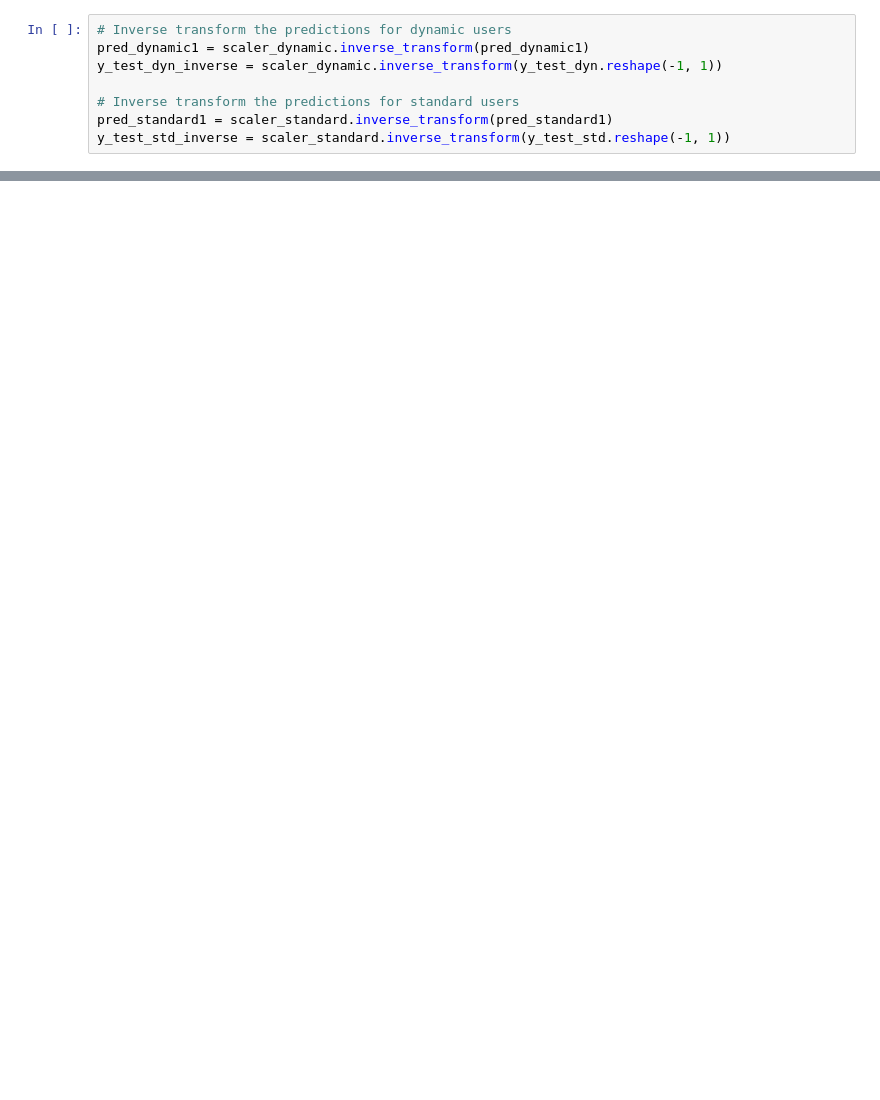
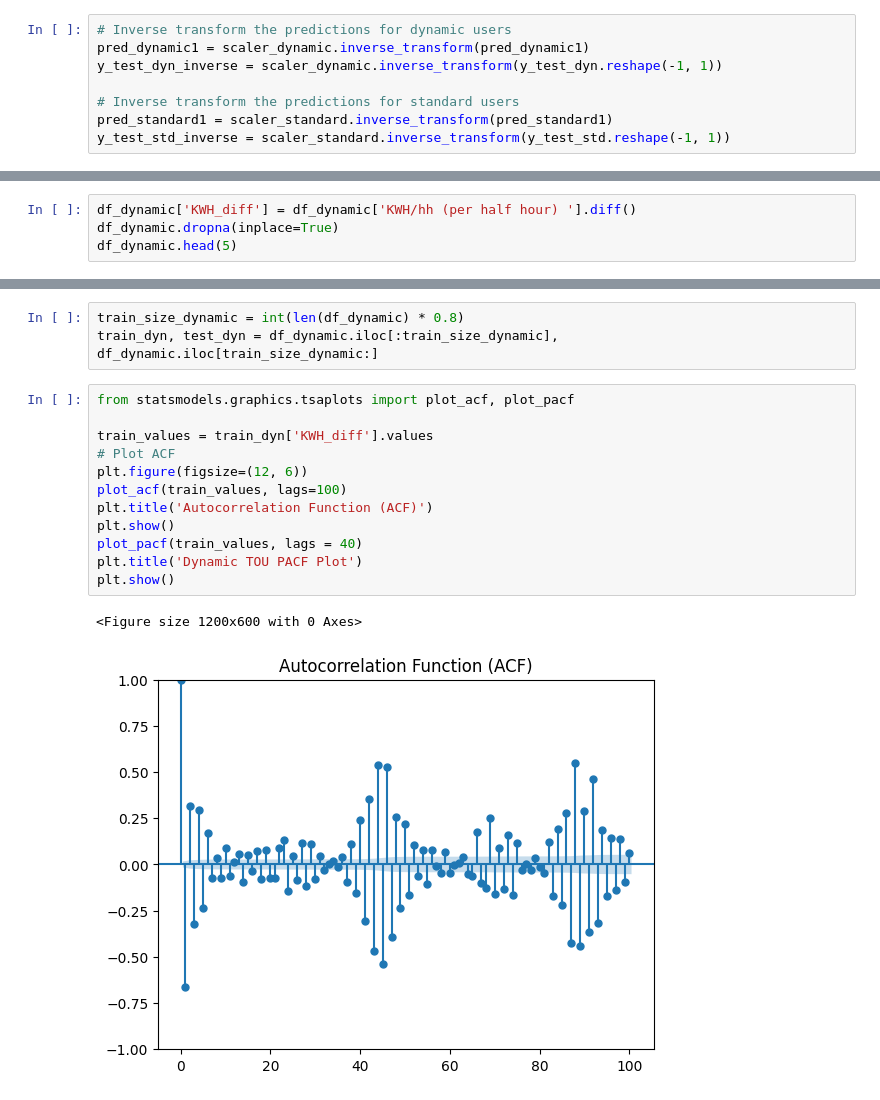
Before and after one commit to asgharlaib/Project_v1, a Jupyter notebook: Project.ipynb, the cells around one changed output, grey strips where cells are left out. Cells and saved outputs as stored; diff of their text form; blank space fills up the shorter version.

```diff
--- a/Project.ipynb
+++ b/Project.ipynb
@@ -573,0 +587,4 @@ plt.show()
+# %%
+df_dynamic['KWH_diff'] = df_dynamic['KWH/hh (per half hour) '].diff()
+df_dynamic.dropna(inplace=True)
+df_dynamic.head(5)
@@ -573,0 +607,18 @@ plt.show()
+# %%
+train_size_dynamic = int(len(df_dynamic) * 0.8)
+train_dyn, test_dyn = df_dynamic.iloc[:train_size_dynamic], df_dynamic.iloc[train_size_dynamic:]
+# %%
+from statsmodels.graphics.tsaplots import plot_acf, plot_pacf
+
+train_values = train_dyn['KWH_diff'].values
+# Plot ACF
+plt.figure(figsize=(12, 6))
+plot_acf(train_values, lags=100)
+plt.title('Autocorrelation Function (ACF)')
+plt.show()
+plot_pacf(train_values, lags = 40)
+plt.title('Dynamic TOU PACF Plot')
+plt.show()
+# %% [output]
+<Figure size 1200x600 with 0 Axes>
+[figure, added]
```
Also changed, not shown: parts of 21 cells of this notebook.
